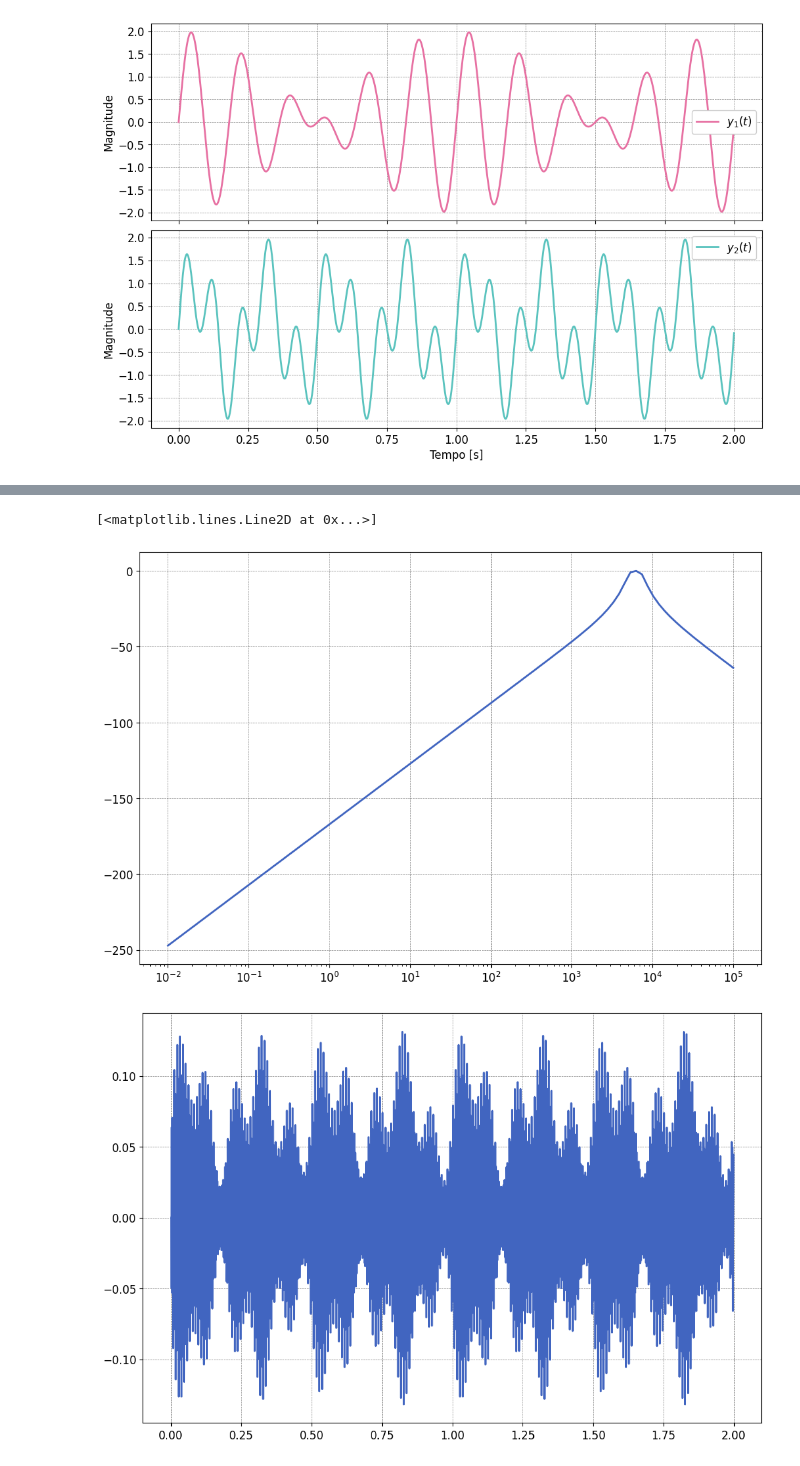
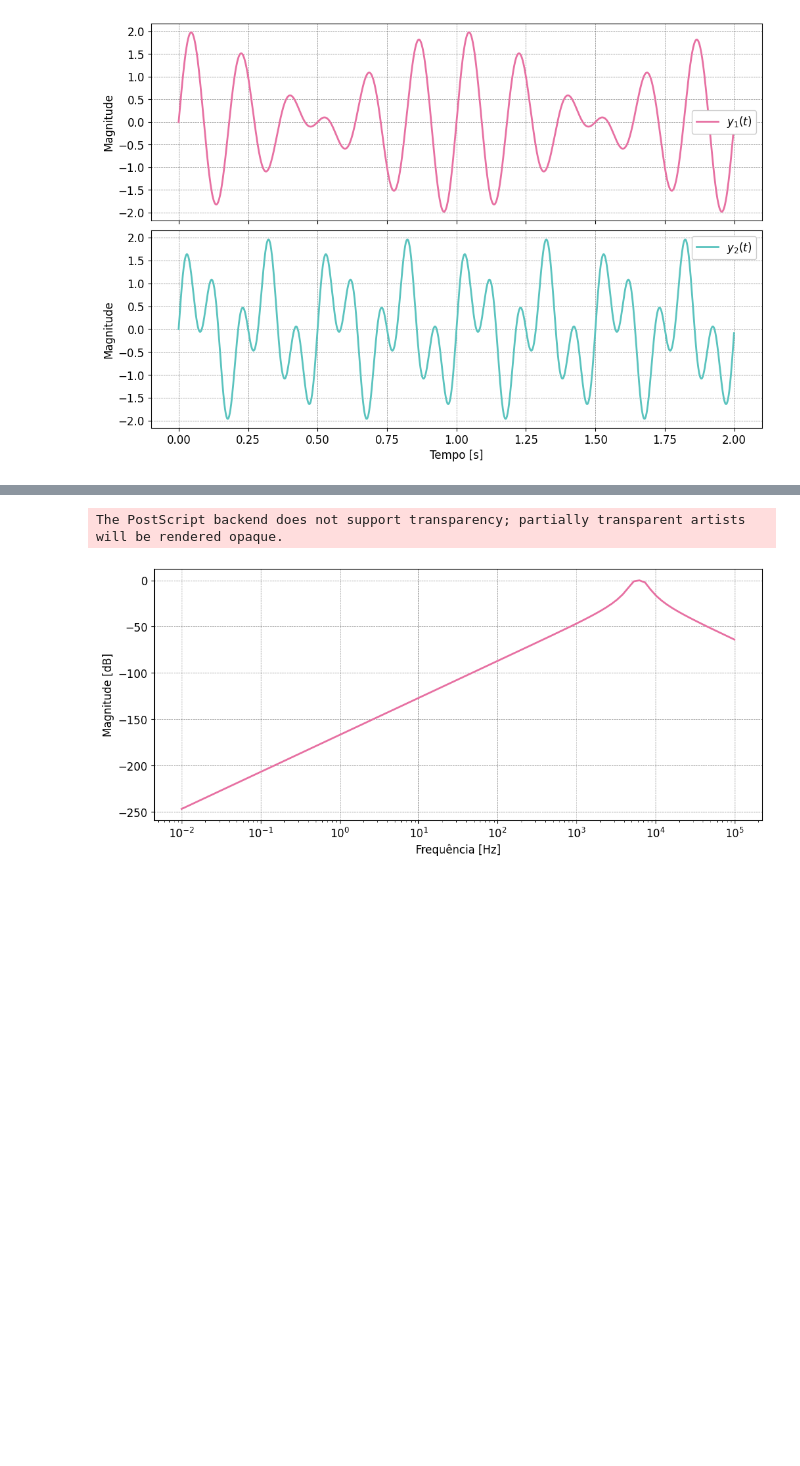
Before and after one commit to ErickNMA/Inst._Ind., a Jupyter notebook: Atividade_3/modulacao.ipynb, the cells around one changed output, grey strips where cells are left out. Saved outputs shown, nothing was run; the diff lists cells and outputs as text; code cells hidden in the pictures; blank space fills up the shorter version.

```diff
--- a/Atividade_3/modulacao.ipynb
+++ b/Atividade_3/modulacao.ipynb
@@ -46,11 +46,25 @@ port2 = np.sin(2*np.pi*300*t)
 mu = 0.4
 tamV = len(t)
 sig1M = np.multiply((np.ones(tamV)+mu*sig1),port1)
-plt.figure(3)
-plt.plot(t,sig1M)
-plt.grid()
+plt.rcParams['figure.figsize'] = (12, 8)
+plt.figure(2)
+plt.subplots(3, 1, sharex=True)
+plt.subplots_adjust(hspace=0.05)
+plt.subplot(3, 1, 1)
+plt.plot(t, sig1M, color='C4', label='$e_1(t)$')
+plt.ylabel('Magnitude')
+plt.legend()
 sig2M = np.multiply((np.ones(tamV)+mu*sig2),port2)
-plt.figure(4)
-plt.plot(t,sig2M)
-plt.savefig('curves/sinais.eps', dpi=600, transparent=True, bbox_inches='tight')
+plt.subplot(3, 1, 2)
+plt.plot(t, sig2M, color='C5', label='$e_2(t)$')
+plt.ylabel('Magnitude')
+plt.legend()
+#Sinal a ser transmitido:
+sigT = sig1M+sig2M
+plt.subplot(3, 1, 3)
+plt.plot(t, sigT, color='C6', label='$e_3(t)$')
+plt.ylabel('Magnitude')
+plt.xlabel('Tempo [s]')
+plt.legend()
+plt.savefig('curves/envelope.eps', dpi=600, transparent=True, bbox_inches='tight')
 # %% [output]
@@ -67,16 +74,17 @@ plt.show()
 # %%
 #Demodulação:
 Nf = 2 #ordem do filtro
 Wc = [2*np.pi*800, 2*np.pi*1200]
 num, den = signal.butter(Nf, Wc, 'bandpass', analog=True)
 Filt1 = signal.TransferFunction(num,den)
 w, mag, phase = signal.bode(Filt1)
-plt.figure(6)
-plt.semilogx(w, mag)
+plt.rcParams['figure.figsize'] = (12, 5)
+plt.figure(3)
+plt.semilogx(w, mag, color='C7')
 tout, yout, xout = signal.lsim((num, den), U=sigT, T=t)
-plt.figure(7)
-plt.plot(tout, yout)
+plt.ylabel('Magnitude [dB]')
+plt.xlabel('Frequência [Hz]')
+plt.savefig('curves/bode_passa_faixa.eps', dpi=600, transparent=True, bbox_inches='tight')
 # %% [output]
-[<matplotlib.lines.Line2D at 0x...>]
+The PostScript backend does not support transparency; partially transparent artists will be rendered opaque.
-[figure, old version]
+[figure, new version]
-[figure, removed]
```
Also changed, not shown: parts of 4 cells of this notebook, 5 other files.
